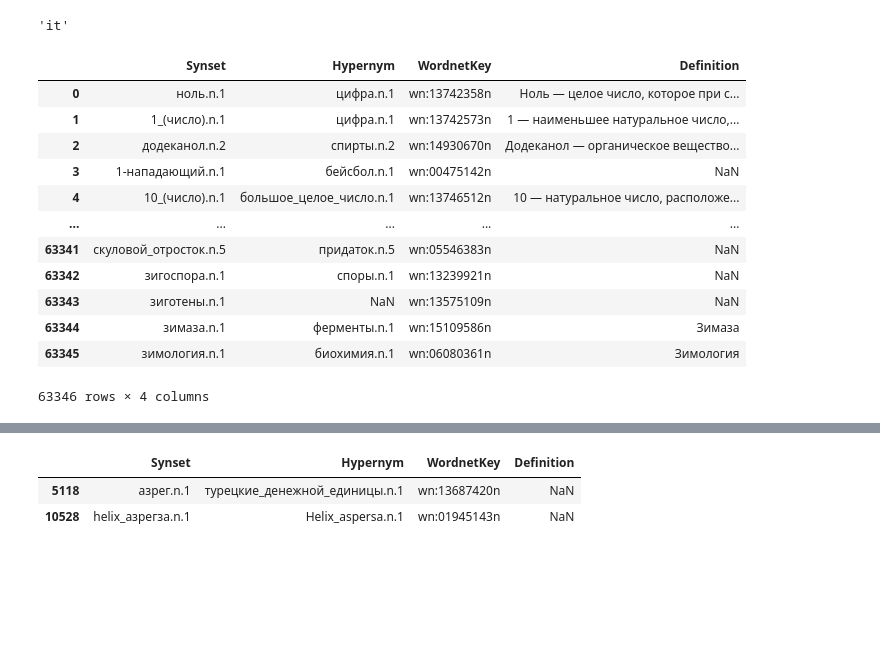
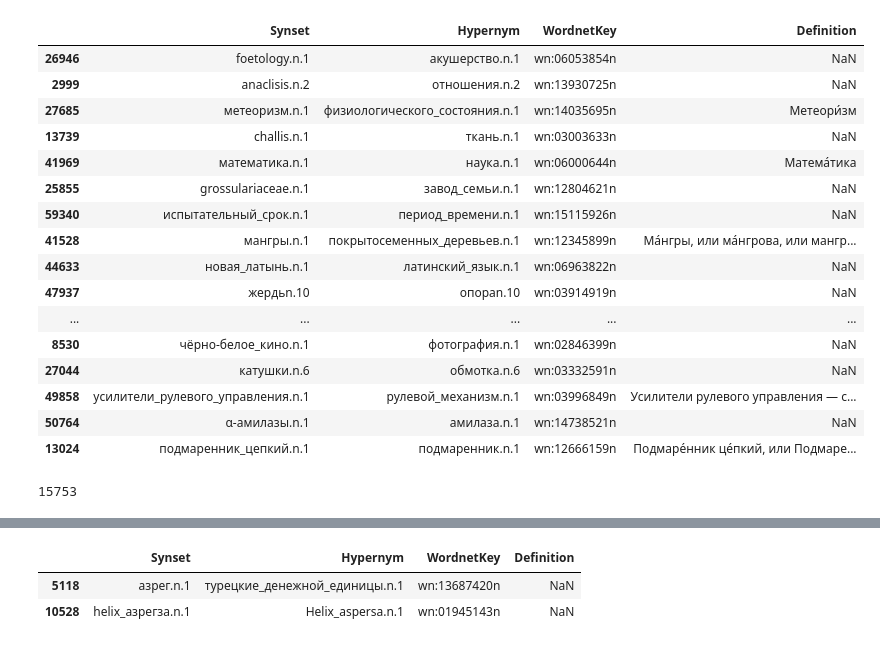
Before and after one commit to VityaVitalich/LLM_Taxonomy, a Jupyter notebook: DataInterface/csv2graph_wn_only.ipynb, the cells around one changed output, grey strips where cells are left out. Drawn from its saved outputs; the diff is of its cells as text; code cells hidden in the pictures; blank space fills up the shorter version.

```diff
--- a/DataInterface/csv2graph_wn_only.ipynb
+++ b/DataInterface/csv2graph_wn_only.ipynb
@@ -62,24 +62,24 @@ for path in tqdm(all_data):
-# %%
-lang
-# %% [output]
-'it'
 # %%
-df = pd.read_csv('data/ru_babel_hyper.csv', sep='\t')
+df = pd.read_csv('data/full_babel/ru_babel_hyper.csv', sep='\t')
 # %%
 df1 = df[~df['WordnetKey'].isna()]
 # %%
-df1
+df1.sample(20)
 # %% [output]
 |  | Synset | Hypernym | WordnetKey | Definition |
-| 0 | ноль.n.1 | цифра.n.1 | wn:13742358n | Ноль — целое число, которое при с... |
-| 1 | 1_(число).n.1 | цифра.n.1 | wn:13742573n | 1 — наименьшее натуральное число,... |
-| 2 | додеканол.n.2 | спирты.n.2 | wn:14930670n | Додеканол — органическое вещество... |
-| 3 | 1-нападающий.n.1 | бейсбол.n.1 | wn:00475142n | NaN |
-| 4 | 10_(число).n.1 | большое_целое_число.n.1 | wn:13746512n | 10 — натуральное число, расположе... |
+| 26946 | foetology.n.1 | акушерство.n.1 | wn:06053854n | NaN |
+| 2999 | anaclisis.n.2 | отношения.n.2 | wn:13930725n | NaN |
+| 27685 | метеоризм.n.1 | физиологического_состояния.n.1 | wn:14035695n | Метеори́зм |
+| 13739 | challis.n.1 | ткань.n.1 | wn:03003633n | NaN |
+| 41969 | математика.n.1 | наука.n.1 | wn:06000644n | Матема́тика |
+| 25855 | grossulariaceae.n.1 | завод_семьи.n.1 | wn:12804621n | NaN |
+| 59340 | испытательный_срок.n.1 | период_времени.n.1 | wn:15115926n | NaN |
+| 41528 | мангры.n.1 | покрытосеменных_деревьев.n.1 | wn:12345899n | Ма́нгры, или ма́нгрова, или мангр... |
+| 44633 | новая_латынь.n.1 | латинский_язык.n.1 | wn:06963822n | NaN |
+| 47937 | жердьn.10 | опораn.10 | wn:03914919n | NaN |
 | ... | ... | ... | ... | ... |
-| 63341 | скуловой_отросток.n.5 | придаток.n.5 | wn:05546383n | NaN |
-| 63342 | зигоспора.n.1 | споры.n.1 | wn:13239921n | NaN |
-| 63343 | зиготены.n.1 | NaN | wn:13575109n | NaN |
-| 63344 | зимаза.n.1 | ферменты.n.1 | wn:15109586n | Зимаза |
-| 63345 | зимология.n.1 | биохимия.n.1 | wn:06080361n | Зимология |
+| 8530 | чёрно-белое_кино.n.1 | фотография.n.1 | wn:02846399n | NaN |
+| 27044 | катушки.n.6 | обмотка.n.6 | wn:03332591n | NaN |
+| 49858 | усилители_рулевого_управления.n.1 | рулевой_механизм.n.1 | wn:03996849n | Усилители рулевого управления — с... |
+| 50764 | α-амилазы.n.1 | амилаза.n.1 | wn:14738521n | NaN |
+| 13024 | подмаренник_цепкий.n.1 | подмаренник.n.1 | wn:12666159n | Подмаре́нник це́пкий, или Подмаре... |
-63346 rows × 4 columns
@@ -85,0 +121,4 @@ df1
+# %%
+len(valid_idx)
+# %% [output]
+15753
```
Also changed, not shown: parts of 13 cells of this notebook, 1 other file.
